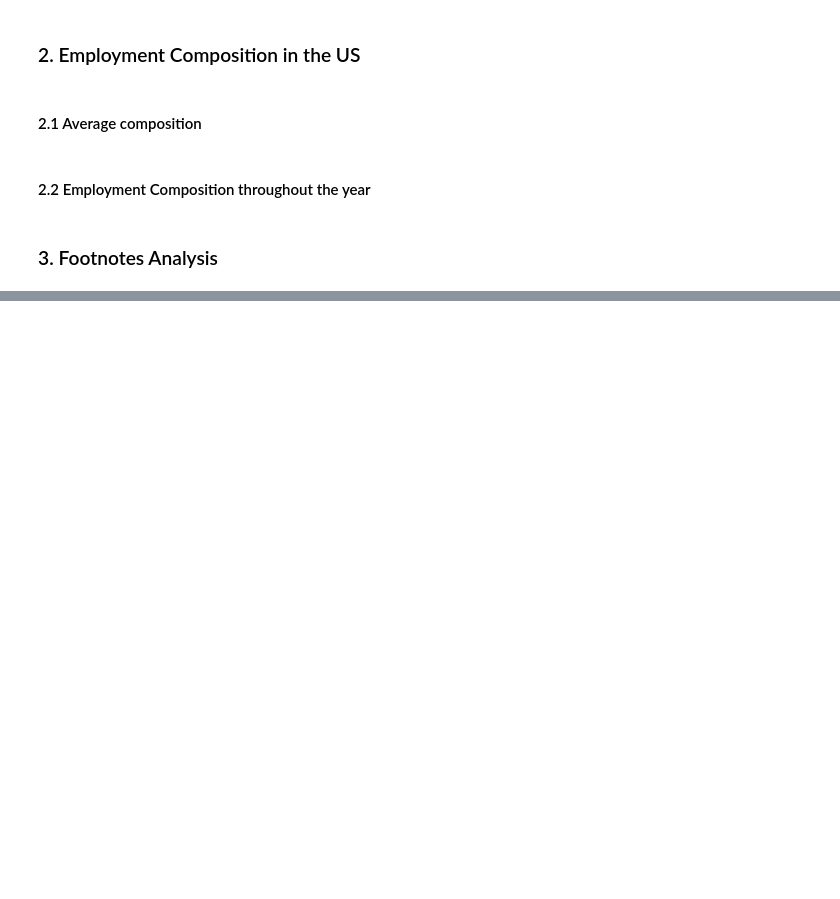
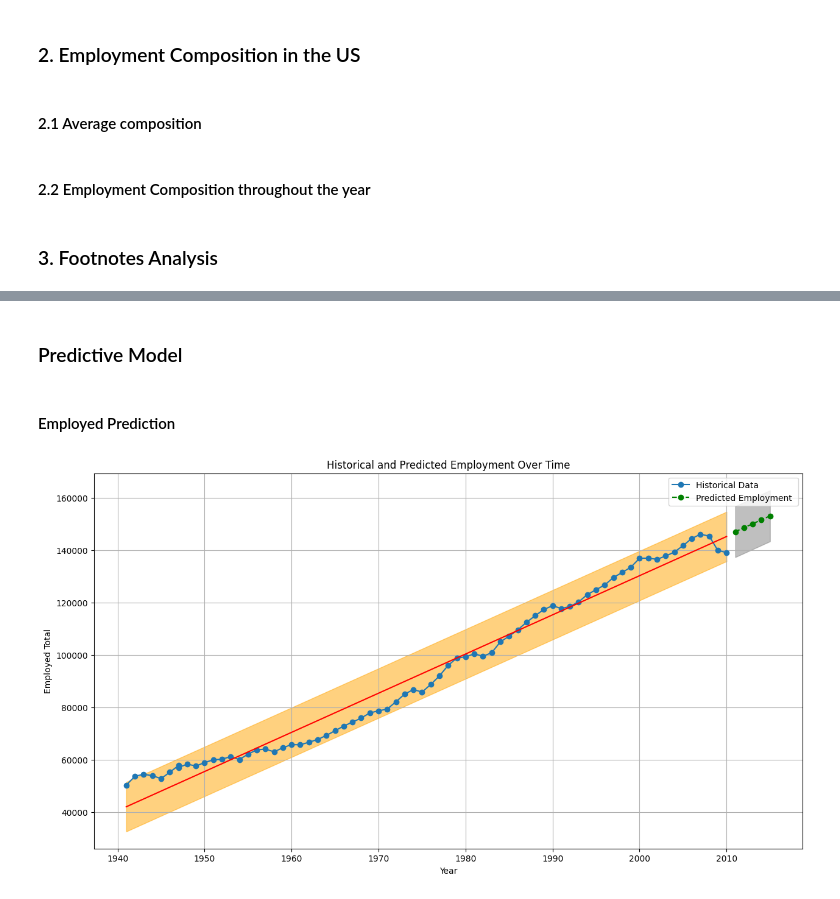
Before and after one commit to JinnOppa/Crime-Rate-LA, a Jupyter notebook: Analysis.ipynb, the cells around one changed output, grey strips where cells are left out. Cells and saved outputs as stored; diff of their text form; code cells hidden in the pictures; blank space fills up the shorter version.

```diff
--- a/Analysis.ipynb
+++ b/Analysis.ipynb
@@ -306,0 +347,52 @@ Text(0.5, 1.0, 'US Population, total Employment, and total Unemployment througho
+# %% [markdown]
+### Predictive Model
+# %% [markdown]
+#### Employed Prediction
+# %%
+x = data[['year']]
+y = data['employed_total']
+
+# split data
+x_train, x_test, y_train, y_test = train_test_split(x, y, test_size=0.2, random_state=42)
+
+# set the train model
+model = LinearRegression()
+model.fit(x_train, y_train)
+
+# predict employment
+future_years = np.array([max(data['year']) + i for i in range(1, 6)]).reshape(-1, 1)
+future_predictions = model.predict(future_years)
+
+# interval
+mse = mean_squared_error(y_test, model.predict(x_test))
+confidence_interval = 1.96 * sqrt(mse)
+
+lower_bound = future_predictions - confidence_interval
+upper_bound = future_predictions + confidence_interval
+
+# linear regression
+model_all_data = LinearRegression()
+model_all_data.fit(x, y)
+
+# interval
+mse_all_data = mean_squared_error(y, model_all_data.predict(x))
+confidence_interval_all_data = 1.96 * sqrt(mse_all_data)
+
+lower_bound_all_data = model_all_data.predict(x) - confidence_interval_all_data
+upper_bound_all_data = model_all_data.predict(x) + confidence_interval_all_data
+
+
+plt.figure(figsize=(15, 8))
+plt.plot(data['year'], data['employed_total'], marker='o', linestyle='-', label='Historical Data')
+plt.plot(future_years, future_predictions, marker='o', linestyle='--', color='g', label='Predicted Employment ')
+plt.fill_between(future_years.flatten(), lower_bound, upper_bound, color='gray', alpha=0.5)
+plt.plot(x, model_all_data.predict(x), color='r')
+plt.fill_between(x['year'], lower_bound_all_data, upper_bound_all_data, color='orange', alpha=0.5)
+plt.title('Historical and Predicted Employment Over Time')
+plt.xlabel('Year')
+plt.ylabel('Employed Total')
+plt.grid(True)
+plt.legend()
+plt.show()
+# %% [output]
+[figure, added]
```
Also changed, not shown: parts of 7 cells of this notebook.
